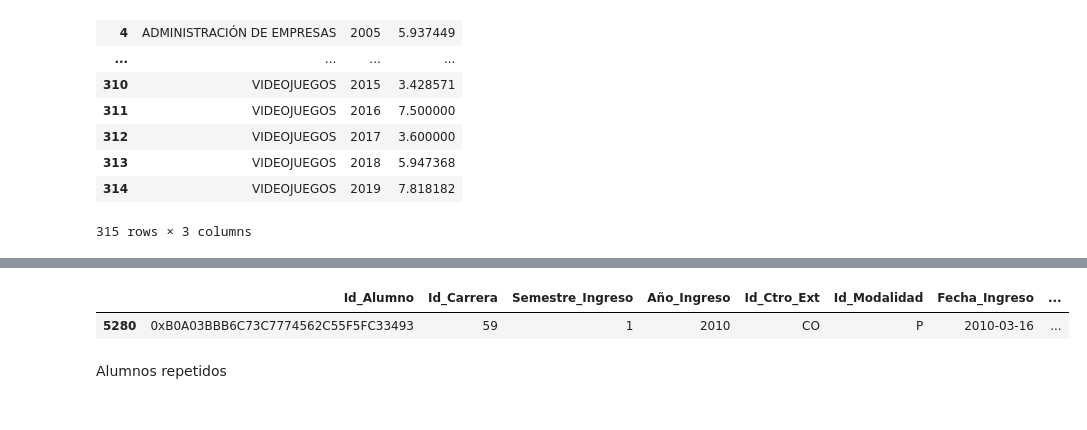
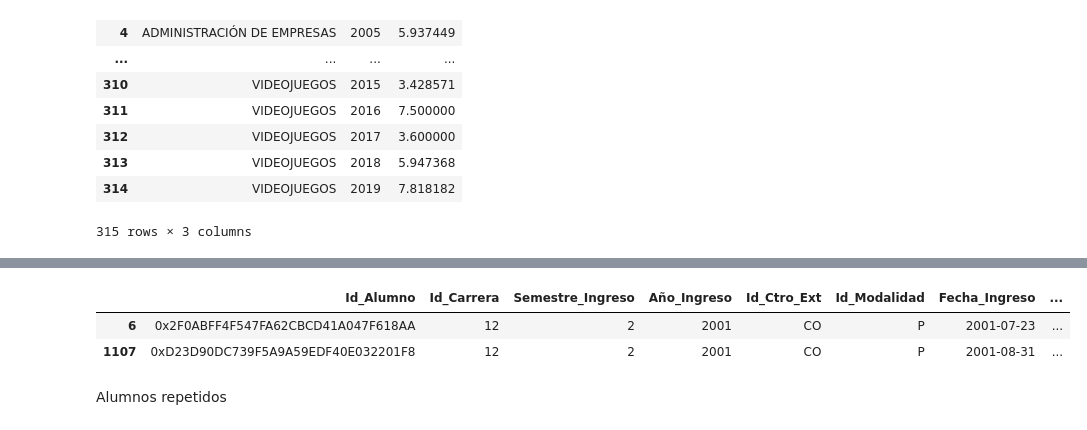
Before and after one commit to Fonteeres/IA_Ciencia_Datos, a Jupyter notebook: Semestre 3/Practica Profesionalizante 1/Trabajo Practico 4/Trabajo_Final.ipynb, the cells around one changed output, grey strips where cells are left out. Drawn from its saved outputs; the diff is of its cells as text; code cells hidden in the pictures.

```diff
--- a/Semestre 3/Practica Profesionalizante 1/Trabajo Practico 4/Trabajo_Final.ipynb
+++ b/Semestre 3/Practica Profesionalizante 1/Trabajo Practico 4/Trabajo_Final.ipynb
@@ -82,7 +92,8 @@ df_Carreras[df_Carreras['Id_Carrera']==59]
 # %%
-#Averiguo el alumno que esta en esa carrera
-df_ALUCarrera[df_ALUCarrera['Id_Carrera']==59]
+#Averiguo los alumnos que estan en cada carrera
+df_ALUCarrera[df_ALUCarrera['Id_Carrera']==12]
 # %% [output]
 |  | Id_Alumno | Id_Carrera | Semestre_Ingreso | Año_Ingreso | Id_Ctro_Ext | Id_Modalidad | Fecha_Ingreso | ... |
-| 5280 | 0xB0A03BBB6C73C7774562C55F5FC33493 | 59 | 1 | 2010 | CO | P | 2010-03-16 | ... |
+| 6 | 0x2F0ABFF4F547FA62CBCD41A047F618AA | 12 | 2 | 2001 | CO | P | 2001-07-23 | ... |
+| 1107 | 0xD23D90DC739F5A9A59EDF40E032201F8 | 12 | 2 | 2001 | CO | P | 2001-08-31 | ... |
 # %%
```
Also changed, not shown: parts of 14 cells of this notebook, 33 other files.
